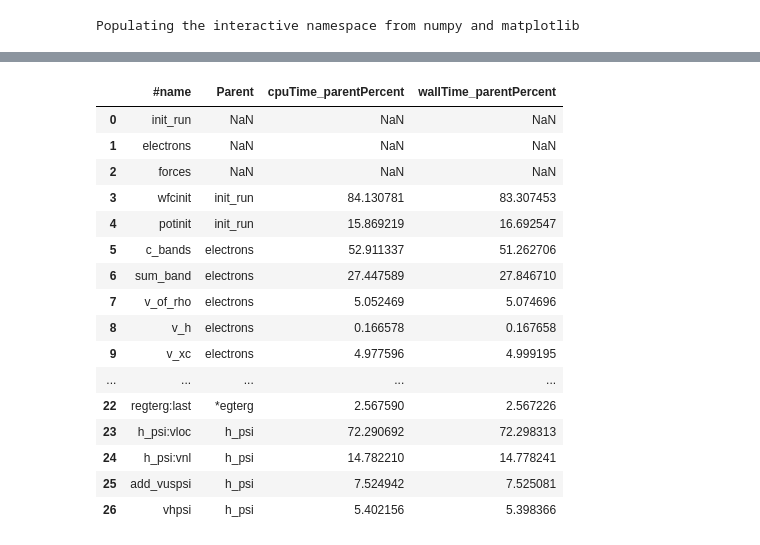
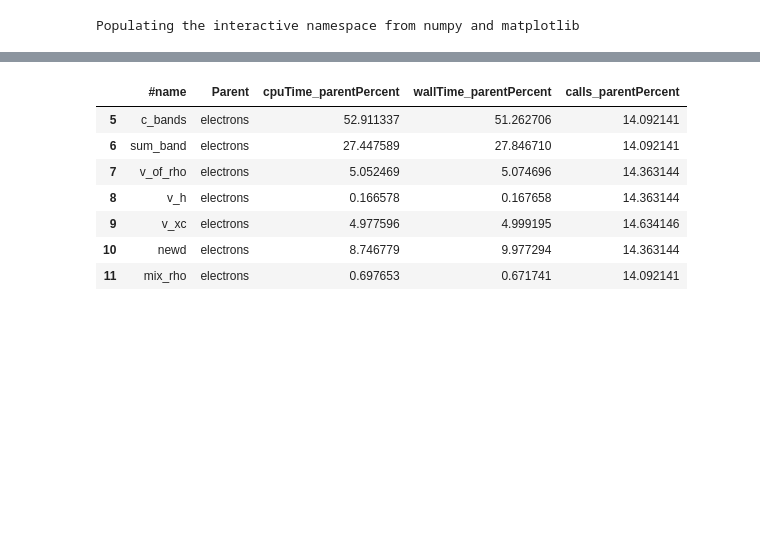
Before and after one commit to gioruffa/qetools, a Jupyter notebook: plotter.ipynb, the cells around one changed output, grey strips where cells are left out. Saved outputs shown, nothing was run; the diff lists cells and outputs as text; code cells hidden in the pictures; blank space fills up the shorter version.

```diff
--- a/plotter.ipynb
+++ b/plotter.ipynb
@@ -80,20 +81,12 @@ plt.show()
 # %%
-datas[datas.Section == "BODY"][['#name','Parent','cpuTime_parentPercent','wallTime_parentPercent']]
+toBarPlot = datas[(datas.Parent == "electrons") & (datas.Section == "BODY")][['#name','Parent','cpuTime_parentPercent','wallTime_parentPercent','calls_parentPercent']]
+toBarPlot
 # %% [output]
-|  | #name | Parent | cpuTime_parentPercent | wallTime_parentPercent |
-| 0 | init_run | NaN | NaN | NaN |
-| 1 | electrons | NaN | NaN | NaN |
-| 2 | forces | NaN | NaN | NaN |
-| 3 | wfcinit | init_run | 84.130781 | 83.307453 |
-| 4 | potinit | init_run | 15.869219 | 16.692547 |
-| 5 | c_bands | electrons | 52.911337 | 51.262706 |
-| 6 | sum_band | electrons | 27.447589 | 27.846710 |
-| 7 | v_of_rho | electrons | 5.052469 | 5.074696 |
-| 8 | v_h | electrons | 0.166578 | 0.167658 |
-| 9 | v_xc | electrons | 4.977596 | 4.999195 |
-| ... | ... | ... | ... | ... |
-| 22 | regterg:last | *egterg | 2.567590 | 2.567226 |
-| 23 | h_psi:vloc | h_psi | 72.290692 | 72.298313 |
-| 24 | h_psi:vnl | h_psi | 14.782210 | 14.778241 |
-| 25 | add_vuspsi | h_psi | 7.524942 | 7.525081 |
-| 26 | vhpsi | h_psi | 5.402156 | 5.398366 |
+|  | #name | Parent | cpuTime_parentPercent | wallTime_parentPercent | calls_parentPercent |
+| 5 | c_bands | electrons | 52.911337 | 51.262706 | 14.092141 |
+| 6 | sum_band | electrons | 27.447589 | 27.846710 | 14.092141 |
+| 7 | v_of_rho | electrons | 5.052469 | 5.074696 | 14.363144 |
+| 8 | v_h | electrons | 0.166578 | 0.167658 | 14.363144 |
+| 9 | v_xc | electrons | 4.977596 | 4.999195 | 14.634146 |
+| 10 | newd | electrons | 8.746779 | 9.977294 | 14.363144 |
+| 11 | mix_rho | electrons | 0.697653 | 0.671741 | 14.092141 |
```
Also changed, not shown: parts of 7 cells of this notebook.
